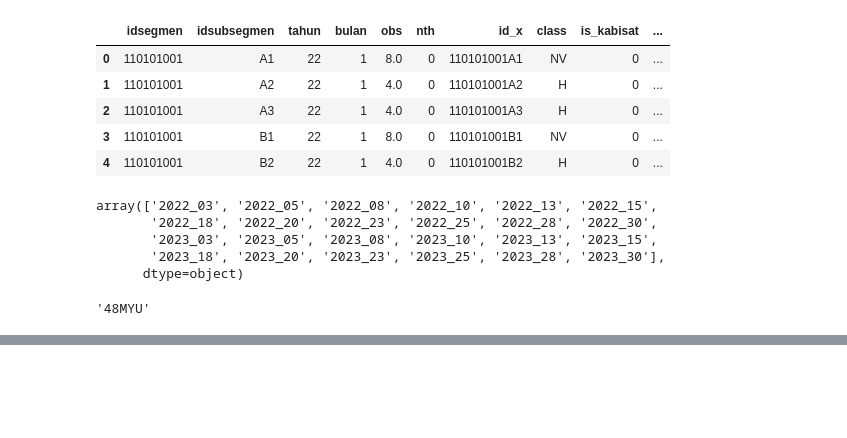
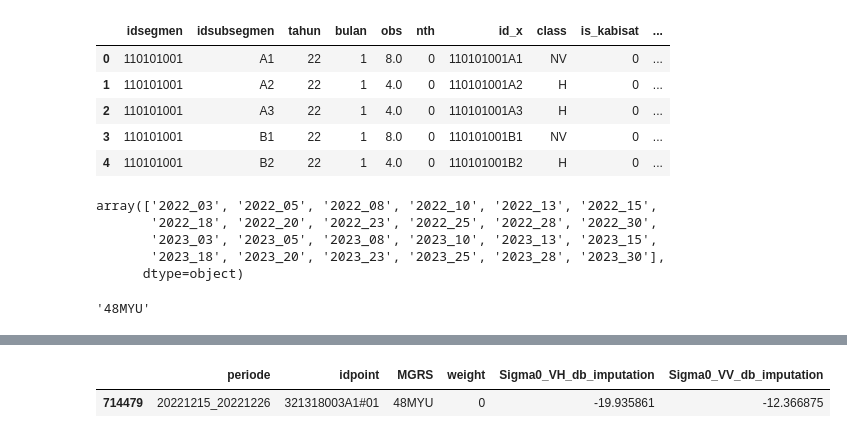
Before and after one commit to nasiaau/MixedMethod, a Jupyter notebook: 05_Sampling/02 Reformat Data.ipynb, the cells around one changed output, grey strips where cells are left out. Drawn from its saved outputs; the diff is of its cells as text; code cells hidden in the pictures; blank space fills up the shorter version.

```diff
--- a/05_Sampling/02 Reformat Data.ipynb
+++ b/05_Sampling/02 Reformat Data.ipynb
@@ -37,3 +32,6 @@ INFO: org.esa.snap.core.util.EngineVersionCheckActivator: Please check regularly
+# %%
+data = 'imputed'
+idprov = '32'
 # %%
 ## Get ID and Year
 years = range(2021, 2024)
@@ -112,31 +118,35 @@ mgrs_ = ['48MXT', '48MYT', '48MXU', '48MXS', '48MYS', '48MZT', '48MZS',
        '48MYU']
 # %%
 for mgrs in tqdm(mgrs_):
-    df_values = get_df_values(mgrs)
-    df_VH_wide = reformat_to_wide(df_values, "VH", df_bridging_citra, df_all_wide)
+    df_values = get_df_values(data, idprov, mgrs)
+    # df_VH_wide = reformat_to_wide(df_values, "VH", df_bridging_citra, df_all_wide)
     df_VV_wide = reformat_to_wide(df_values, "VV", df_bridging_citra, df_all_wide)
 
-    df_full = df_VH_wide[['idpoint','idsubsegmen']].copy()
-    # df_full = df_VV_wide[['idpoint','idsubsegmen']].copy()
+    # df_full = df_VH_wide[['idpoint','idsubsegmen']].copy()
+    df_full = df_VV_wide[['idpoint','idsubsegmen']].copy()
     df_full = df_full.merge(df_label[['id_x','tahun', 'bulan', 'obs', 'class', 'year_id_per_image']], how="left", left_on = "idsubsegmen", right_on="id_x")
 
     df_wide_full = pd.DataFrame()
     for yi in year_id_per_image_:
         df_tmp = df_full.loc[df_full.year_id_per_image == yi]
         df_tmp.loc[:,'MGRS'] = mgrs
-        ind = df_VH_wide.columns.to_list().index(yi)+1
-        # ind = df_VV_wide.columns.to_list().index(yi)+1
-        df_wide_tmp = pd.concat([df_VH_wide.iloc[:,0:1], df_VH_wide.iloc[:,ind-31:ind]], axis=1)
-        # df_wide_tmp = pd.concat([df_VV_wide.iloc[:,0:1], df_VV_wide.iloc[:,ind-31:ind]], axis=1)
+        # ind = df_VH_wide.columns.to_list().index(yi)+1
+        ind = df_VV_wide.columns.to_list().index(yi)+1
+        # df_wide_tmp = pd.concat([df_VH_wide.iloc[:,0:1], df_VH_wide.iloc[:,ind-31:ind]], axis=1)
+        df_wide_tmp = pd.concat([df_VV_wide.iloc[:,0:1], df_VV_wide.iloc[:,ind-31:ind]], axis=1)
         df_wide_res = df_tmp.merge(df_wide_tmp, how='left', left_on='idpoint', right_on='idpoint')
-        df_wide_res.columns.values[-31:] = vh_list
-        # df_wide_res.columns.values[-31:] = vv_list
+        # df_wide_res.columns.values[-31:] = vh_list
+        df_wide_res.columns.values[-31:] = vv_list
         # df_wide_res.drop('id_x', axis=1, inplace=True)
         df_wide_full = pd.concat([df_wide_full,df_wide_res], axis=0)
         # break
     # break
-    with open('/data/ksa/03_Sampling/data-wide/32/wide_data_'+mgrs+'.pkl', 'wb') as f:
-        pickle.dump(df_wide_full, f)
+    if(data == 'not imputed'):
+        with open('/data/ksa/03_Sampling/data-wide/32/wide_data_'+mgrs+'.pkl', 'wb') as f:
+            pickle.dump(df_wide_full, f)
+    elif(data == 'imputed'):
+        with open('/data/ksa/04_Data_Preprocessing/32/01_imputation/wide_data/wide_data_'+mgrs+'.pkl', 'wb') as f:
+            pickle.dump(df_wide_full, f)
     # df_wide_full
     # break
 # %%
@@ -144,7 +154,7 @@ recode_dict = {
     'V1': '1.0',
     'V2': '2.0',
     'G': '3.0',
-    'H': '1.0',
+    'H': '4.0',
     'PL': '5.0',
     'P': '99.0',
     'NP': '6.0',
@@ -155,7 +165,6 @@ recode_dict = {
 mgrs_ = ['48MXT', '48MYT', '48MXU', '48MXS', '48MYS', '48MZT', '48MZS',
        '49MAN', '49MAM', '49MBM', '49MBN', '49MAP', '49MBP', '48MZU',
        '48MYU']
-# for mgrs in tqdm(mgrs_):
 mgrs
 # %% [output]
 '48MYU'
@@ -192,0 +229,9 @@ for mgrs in tqdm(mgrs_):
+# %%
+idprov='32'
+mgrs='48MYU'
+with open('/data/ksa/04_Data_Preprocessing/'+idprov+'/01_imputation/'+mgrs+'_imputed_data.pkl', 'rb') as f:
+    df_values = pickle.load(f)
+df_values.loc[(df_values.idpoint == '321318003A1#01') & (df_values.periode == '20221215_20221226'),:]
+# %% [output]
+|  | periode | idpoint | MGRS | weight | Sigma0_VH_db_imputation | Sigma0_VV_db_imputation |
+| 714479 | 20221215_20221226 | 321318003A1#01 | 48MYU | 0 | -19.935861 | -12.366875 |
```
Also changed, not shown: parts of 11 cells of this notebook, 19 other files.
